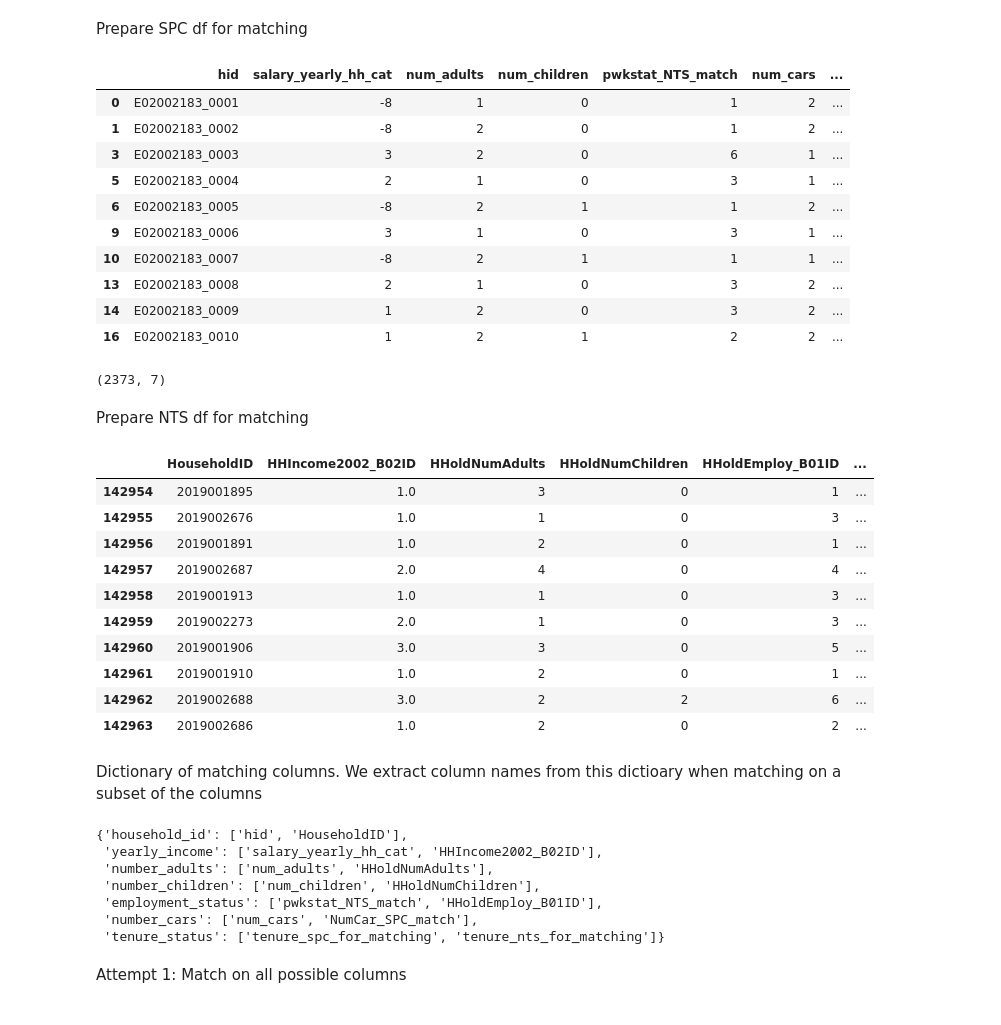
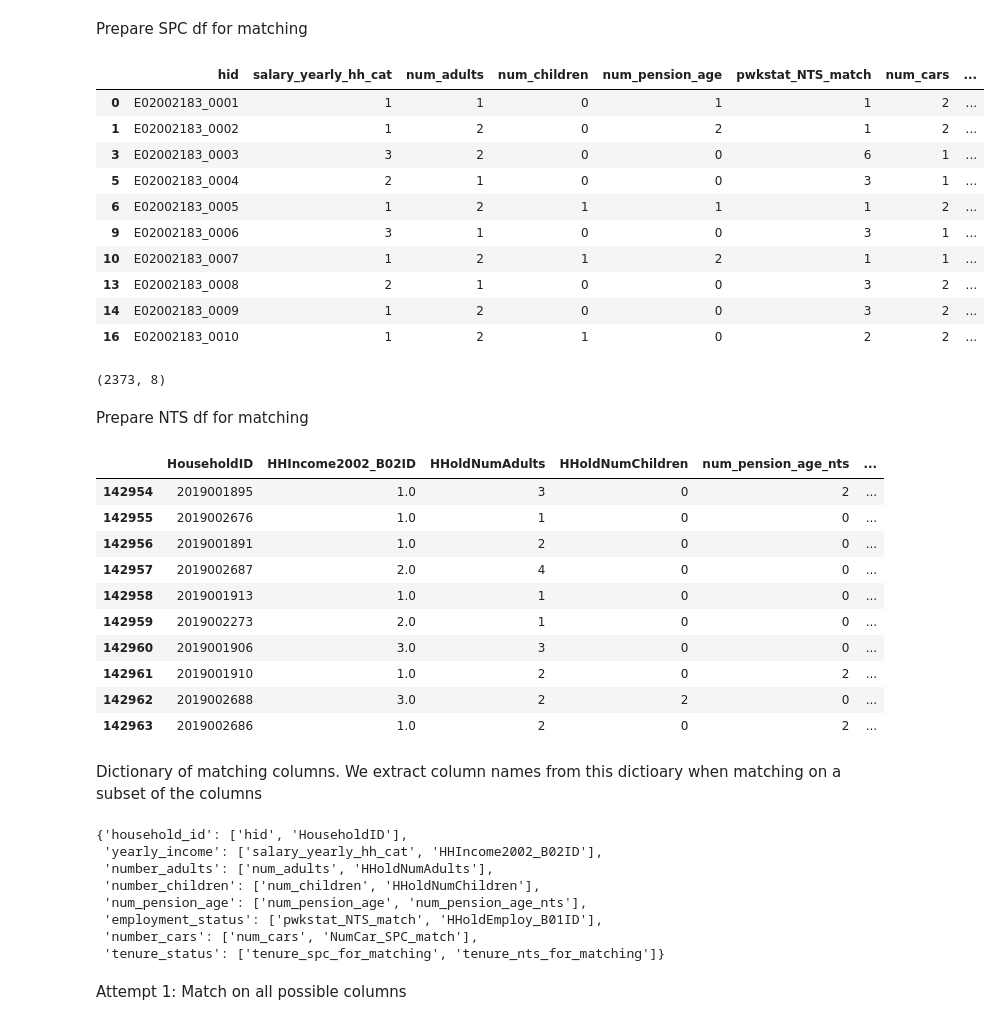
Before and after one commit to Urban-Analytics-Technology-Platform/acbm, a Jupyter notebook: notebooks/statistical_matching.ipynb, the cells around one changed output. Drawn from its saved outputs; the diff is of its cells as text; code cells hidden in the pictures.

```diff
--- a/notebooks/statistical_matching.ipynb
+++ b/notebooks/statistical_matching.ipynb
@@ -277,16 +378,14 @@ Households without reported income = 1577
 # %%
-
-
 # --- Recode column so that it matches the reported NTS values (Use income_dict_nts_hh dictionary for reference)
 
-# Define the bins
+# Define the bins (first )
 bins = [0, 24999, 49999, np.inf]
 # Define the labels for the bins
 labels = [1, 2, 3]
 
 spc_edited = spc_edited.copy()
 
-spc_edited['salary_yearly_hh_cat'] = (pd.cut(spc_edited['salary_yearly_hh'], bins=bins, labels=labels)
+spc_edited['salary_yearly_hh_cat'] = (pd.cut(spc_edited['salary_yearly_hh'], bins=bins, labels=labels, include_lowest=True)
                                        .astype('str')
                                        .astype('float'))
 
@@ -600,58 +711,58 @@ Prepare SPC df for matching
 # %%
 # Select multiple columns
 spc_matching = spc_edited[[
     'hid',
     'salary_yearly_hh_cat', 'num_adults',
-    'num_children', 'pwkstat_NTS_match',
+    'num_children', 'num_pension_age', 'pwkstat_NTS_match',
     'num_cars', 'tenure_spc_for_matching']]
 
 # edit the df so that we have one row per hid
 spc_matching = spc_matching.drop_duplicates(subset='hid')
 
 spc_matching.head(10)
 # %% [output]
-|  | hid | salary_yearly_hh_cat | num_adults | num_children | pwkstat_NTS_match | num_cars | ... |
-| 0 | E02002183_0001 | -8 | 1 | 0 | 1 | 2 | ... |
-| 1 | E02002183_0002 | -8 | 2 | 0 | 1 | 2 | ... |
-| 3 | E02002183_0003 | 3 | 2 | 0 | 6 | 1 | ... |
-| 5 | E02002183_0004 | 2 | 1 | 0 | 3 | 1 | ... |
-| 6 | E02002183_0005 | -8 | 2 | 1 | 1 | 2 | ... |
-| 9 | E02002183_0006 | 3 | 1 | 0 | 3 | 1 | ... |
-| 10 | E02002183_0007 | -8 | 2 | 1 | 1 | 1 | ... |
-| 13 | E02002183_0008 | 2 | 1 | 0 | 3 | 2 | ... |
-| 14 | E02002183_0009 | 1 | 2 | 0 | 3 | 2 | ... |
-| 16 | E02002183_0010 | 1 | 2 | 1 | 2 | 2 | ... |
+|  | hid | salary_yearly_hh_cat | num_adults | num_children | num_pension_age | pwkstat_NTS_match | num_cars | ... |
+| 0 | E02002183_0001 | 1 | 1 | 0 | 1 | 1 | 2 | ... |
+| 1 | E02002183_0002 | 1 | 2 | 0 | 2 | 1 | 2 | ... |
+| 3 | E02002183_0003 | 3 | 2 | 0 | 0 | 6 | 1 | ... |
+| 5 | E02002183_0004 | 2 | 1 | 0 | 0 | 3 | 1 | ... |
+| 6 | E02002183_0005 | 1 | 2 | 1 | 1 | 1 | 2 | ... |
+| 9 | E02002183_0006 | 3 | 1 | 0 | 0 | 3 | 1 | ... |
+| 10 | E02002183_0007 | 1 | 2 | 1 | 2 | 1 | 1 | ... |
+| 13 | E02002183_0008 | 2 | 1 | 0 | 0 | 3 | 2 | ... |
+| 14 | E02002183_0009 | 1 | 2 | 0 | 0 | 3 | 2 | ... |
+| 16 | E02002183_0010 | 1 | 2 | 1 | 0 | 2 | 2 | ... |
 # %%
 spc_matching.shape
 # %% [output]
-(2373, 7)
+(2373, 8)
 # %% [markdown]
 Prepare NTS df for matching
 # %%
 nts_matching = nts_households_filtered[[
     'HouseholdID','HHIncome2002_B02ID',
-    'HHoldNumAdults', 'HHoldNumChildren',
+    'HHoldNumAdults', 'HHoldNumChildren', 'num_pension_age_nts',
     'HHoldEmploy_B01ID', 'NumCar_SPC_match',
     'tenure_nts_for_matching']]
 
 nts_matching.head(10)
 # %% [output]
-|  | HouseholdID | HHIncome2002_B02ID | HHoldNumAdults | HHoldNumChildren | HHoldEmploy_B01ID | ... |
-| 142954 | 2019001895 | 1.0 | 3 | 0 | 1 | ... |
-| 142955 | 2019002676 | 1.0 | 1 | 0 | 3 | ... |
-| 142956 | 2019001891 | 1.0 | 2 | 0 | 1 | ... |
-| 142957 | 2019002687 | 2.0 | 4 | 0 | 4 | ... |
-| 142958 | 2019001913 | 1.0 | 1 | 0 | 3 | ... |
-| 142959 | 2019002273 | 2.0 | 1 | 0 | 3 | ... |
-| 142960 | 2019001906 | 3.0 | 3 | 0 | 5 | ... |
-| 142961 | 2019001910 | 1.0 | 2 | 0 | 1 | ... |
-| 142962 | 2019002688 | 3.0 | 2 | 2 | 6 | ... |
+|  | HouseholdID | HHIncome2002_B02ID | HHoldNumAdults | HHoldNumChildren | num_pension_age_nts | ... |
+| 142954 | 2019001895 | 1.0 | 3 | 0 | 2 | ... |
+| 142955 | 2019002676 | 1.0 | 1 | 0 | 0 | ... |
+| 142956 | 2019001891 | 1.0 | 2 | 0 | 0 | ... |
+| 142957 | 2019002687 | 2.0 | 4 | 0 | 0 | ... |
+| 142958 | 2019001913 | 1.0 | 1 | 0 | 0 | ... |
+| 142959 | 2019002273 | 2.0 | 1 | 0 | 0 | ... |
+| 142960 | 2019001906 | 3.0 | 3 | 0 | 0 | ... |
+| 142961 | 2019001910 | 1.0 | 2 | 0 | 2 | ... |
+| 142962 | 2019002688 | 3.0 | 2 | 2 | 0 | ... |
 | 142963 | 2019002686 | 1.0 | 2 | 0 | 2 | ... |
 # %% [markdown]
 Dictionary of matching columns. We extract column names from this dictioary when matching on a subset of the columns
 # %%
 # column_names (keys) for the dictionary
-matching_ids = ['household_id', 'yearly_income', 'number_adults', 'number_children', 'employment_status', 'number_cars', 'tenure_status']
+matching_ids = ['household_id', 'yearly_income', 'number_adults', 'number_children', 'num_pension_age', 'employment_status', 'number_cars', 'tenure_status']
 
 # i want the value to be a list with spc_matching and nts_matching
 matching_dfs_dict = {column_name: [spc_value, nts_value] for column_name, spc_value, nts_value in zip(matching_ids, spc_matching, nts_matching)}
@@ -661,6 +772,7 @@ matching_dfs_dict
  'yearly_income': ['salary_yearly_hh_cat', 'HHIncome2002_B02ID'],
  'number_adults': ['num_adults', 'HHoldNumAdults'],
  'number_children': ['num_children', 'HHoldNumChildren'],
+ 'num_pension_age': ['num_pension_age', 'num_pension_age_nts'],
  'employment_status': ['pwkstat_NTS_match', 'HHoldEmploy_B01ID'],
  'number_cars': ['num_cars', 'NumCar_SPC_match'],
  'tenure_status': ['tenure_spc_for_matching', 'tenure_nts_for_matching']}
```
Also changed, not shown: parts of 30 cells of this notebook, 1 other file.
